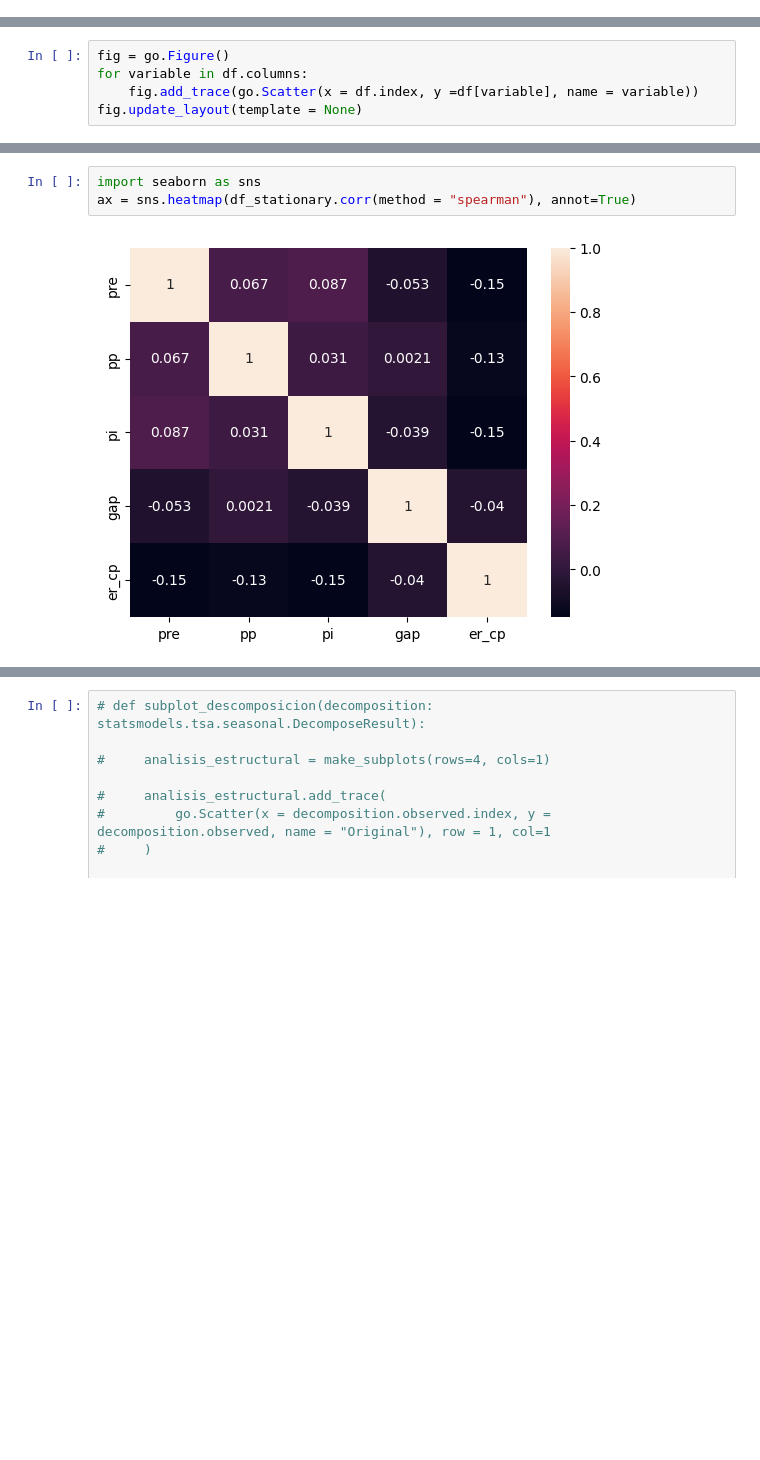
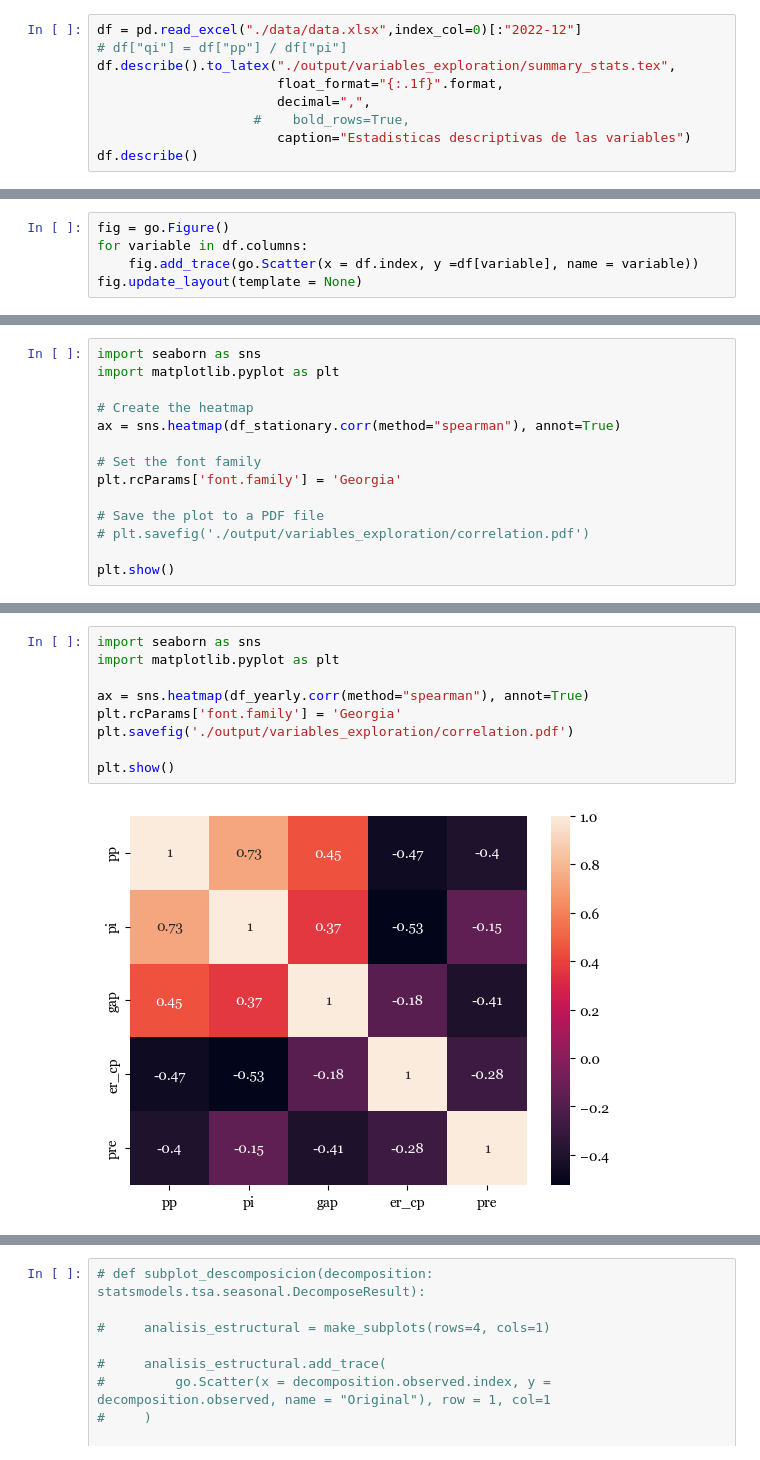
Before and after one commit to MartinBasualdo0/Prediction-Argentinian-primary-products-prediction, a Jupyter notebook: code/notebooks/variables_exploration.ipynb, the cells around one changed output, grey strips where cells are left out. Saved outputs shown, nothing was run; the diff lists cells and outputs as text; blank space fills up the shorter version.

```diff
--- a/code/notebooks/variables_exploration.ipynb
+++ b/code/notebooks/variables_exploration.ipynb
@@ -31,0 +16,9 @@ df
+# %%
+df = pd.read_excel("./data/data.xlsx",index_col=0)[:"2022-12"]
+# df["qi"] = df["pp"] / df["pi"]
+df.describe().to_latex("./output/variables_exploration/summary_stats.tex",
+                       float_format="{:.1f}".format,
+                       decimal=",",
+                    #    bold_rows=True,
+                       caption="Estadisticas descriptivas de las variables")
+df.describe()
@@ -120,0 +195,14 @@ df_stationary
+# %%
+import seaborn as sns
+import matplotlib.pyplot as plt
+
+# Create the heatmap
+ax = sns.heatmap(df_stationary.corr(method="spearman"), annot=True)
+
+# Set the font family
+plt.rcParams['font.family'] = 'Georgia'
+
+# Save the plot to a PDF file
+# plt.savefig('./output/variables_exploration/correlation.pdf')
+
+plt.show()
@@ -121,5 +211,11 @@ df_stationary
 # %%
 import seaborn as sns
-ax = sns.heatmap(df_stationary.corr(method = "spearman"), annot=True)
+import matplotlib.pyplot as plt
+
+ax = sns.heatmap(df_yearly.corr(method="spearman"), annot=True)
+plt.rcParams['font.family'] = 'Georgia'
+plt.savefig('./output/variables_exploration/correlation.pdf')
+
+plt.show()
 # %% [output]
-[figure, old version]
+[figure, new version]
```
Also changed, not shown: parts of 15 cells of this notebook, 7 other files.
